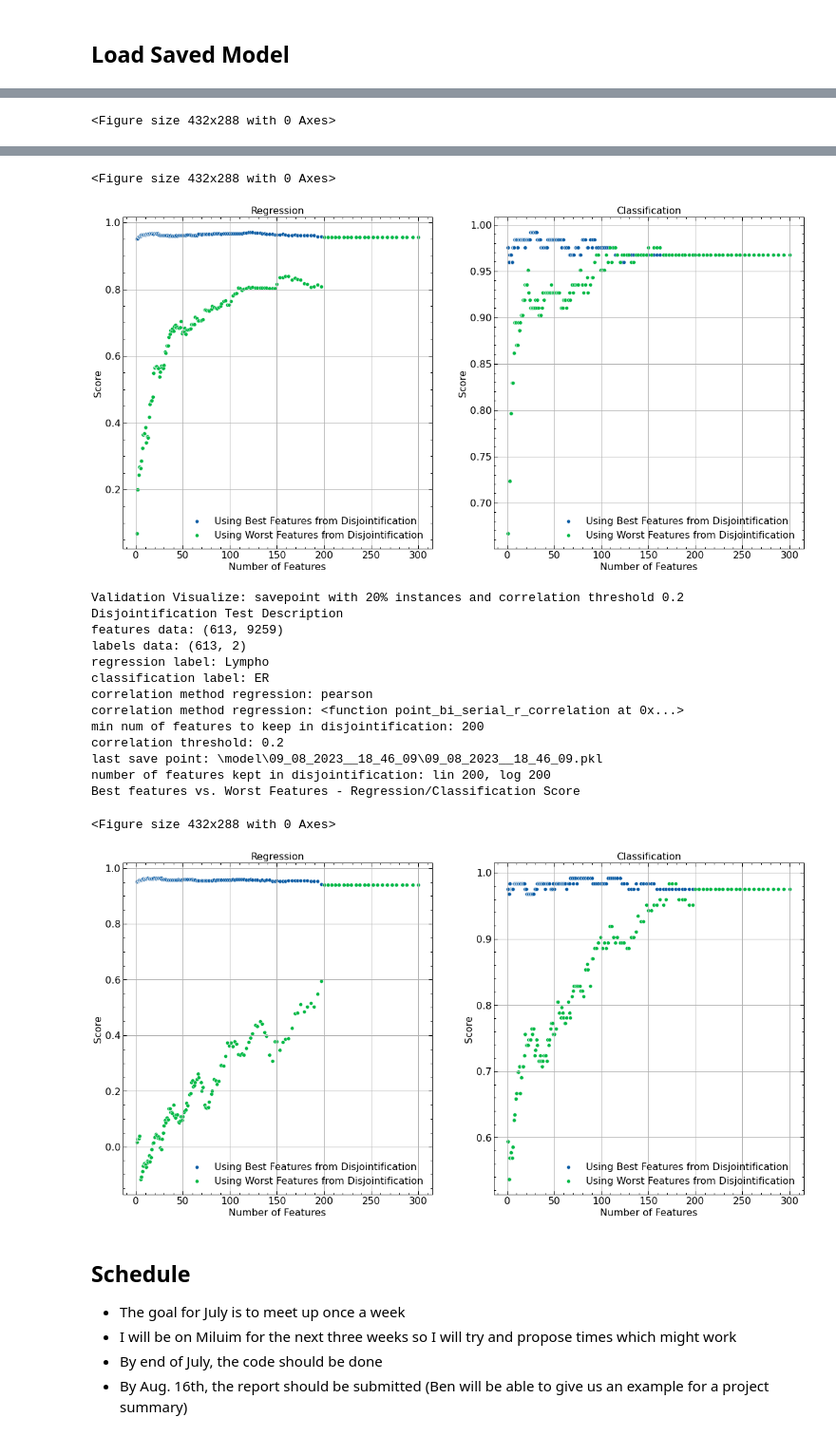
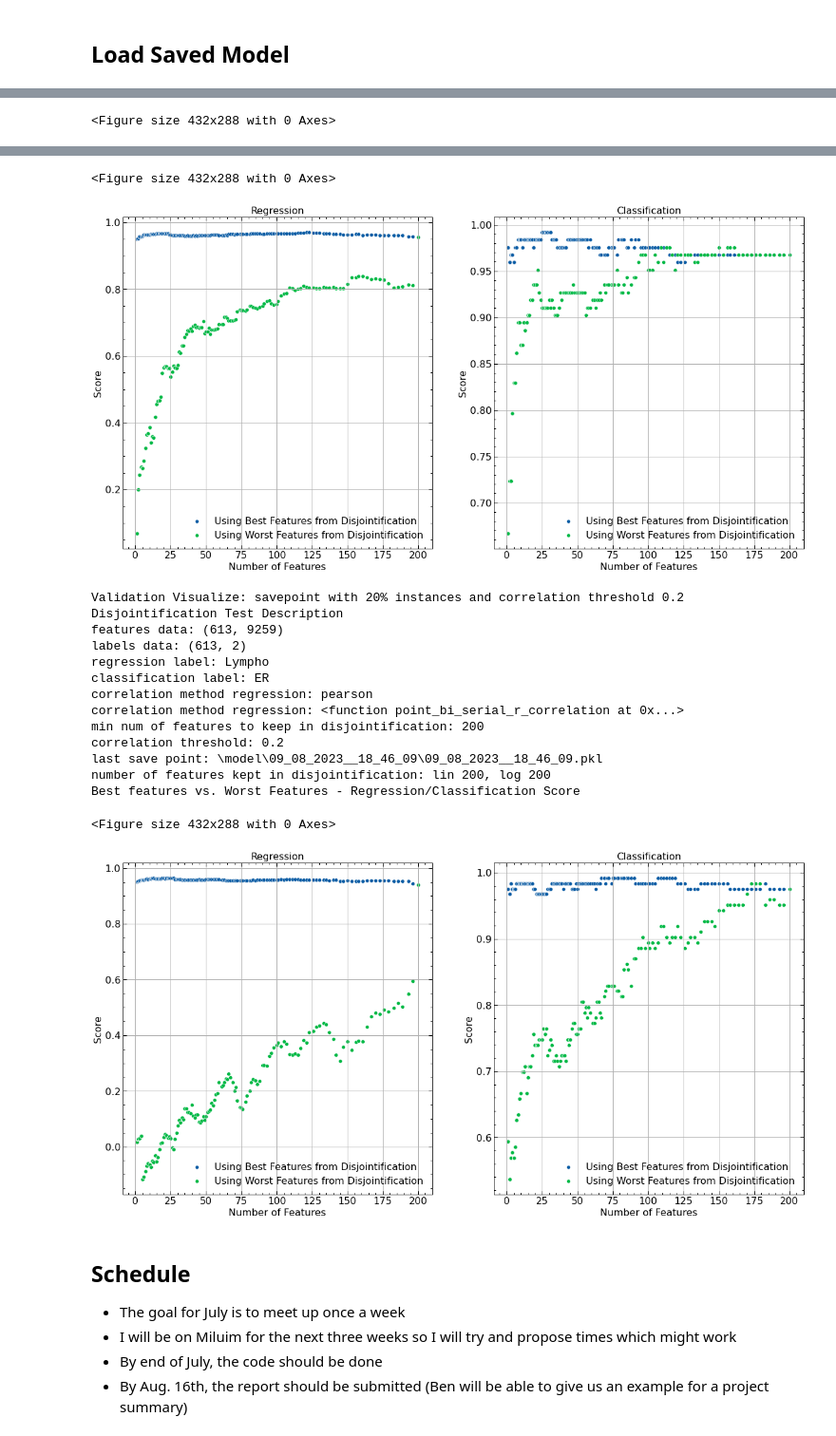
Before and after one commit to Spectral-OD/feature_selection_by_disjointification, a Jupyter notebook: 05_Validate_Disjointification_Results.ipynb, the cells around one changed output, grey strips where cells are left out. Shown: that part at 95% size. Saved outputs shown, nothing was run; the diff lists cells and outputs as text; code cells hidden in the pictures.

```diff
--- a/05_Validate_Disjointification_Results.ipynb
+++ b/05_Validate_Disjointification_Results.ipynb
@@ -62,7 +68,7 @@ validations  = [(Path(r"disjointification_model_point_bi_serial_20p_instances\09
 
 for save_point_path, short_description in validations:
     print("\n\n\n")
-    disjointification.validation_visualize_01(save_point_path, short_description)
+    disjointification.validation_visualize_01(save_point_path, short_description,stop_num_features=200)
     print("\n\n\n")
 # %% [output]
 Validation Visualize: savepoint with 20% instances and correlation threshold 0.8
@@ -83,33 +89,33 @@ Best features vs. Worst Features - Regression/Classification Score
 Validation Visualize: savepoint with 20% instances and correlation threshold 0.4
 Disjointification Test Description
 features data: (613, 9259)
 labels data: (613, 2)
 regression label: Lympho
 classification label: ER
 correlation method regression: pearson
 correlation method regression: <function point_bi_serial_r_correlation at 0x...>
 min num of features to keep in disjointification: 200
 correlation threshold: 0.4
 last save point: \model\09_08_2023__18_14_23\09_08_2023__18_14_23.pkl
 number of features kept in disjointification: lin 200, log 200
 Best features vs. Worst Features - Regression/Classification Score
 <Figure size 432x288 with 0 Axes>
-[figure, old version]
+[figure, new version]
 Validation Visualize: savepoint with 20% instances and correlation threshold 0.2
 Disjointification Test Description
 features data: (613, 9259)
 labels data: (613, 2)
 regression label: Lympho
 classification label: ER
 correlation method regression: pearson
 correlation method regression: <function point_bi_serial_r_correlation at 0x...>
 min num of features to keep in disjointification: 200
 correlation threshold: 0.2
 last save point: \model\09_08_2023__18_46_09\09_08_2023__18_46_09.pkl
 number of features kept in disjointification: lin 200, log 200
 Best features vs. Worst Features - Regression/Classification Score
 <Figure size 432x288 with 0 Axes>
-[figure, old version]
+[figure, new version]
 # %% [markdown]
 ## Schedule
 - The goal for July is to meet up once a week
```
Also changed, not shown: parts of 2 cells of this notebook, 3 other files.
